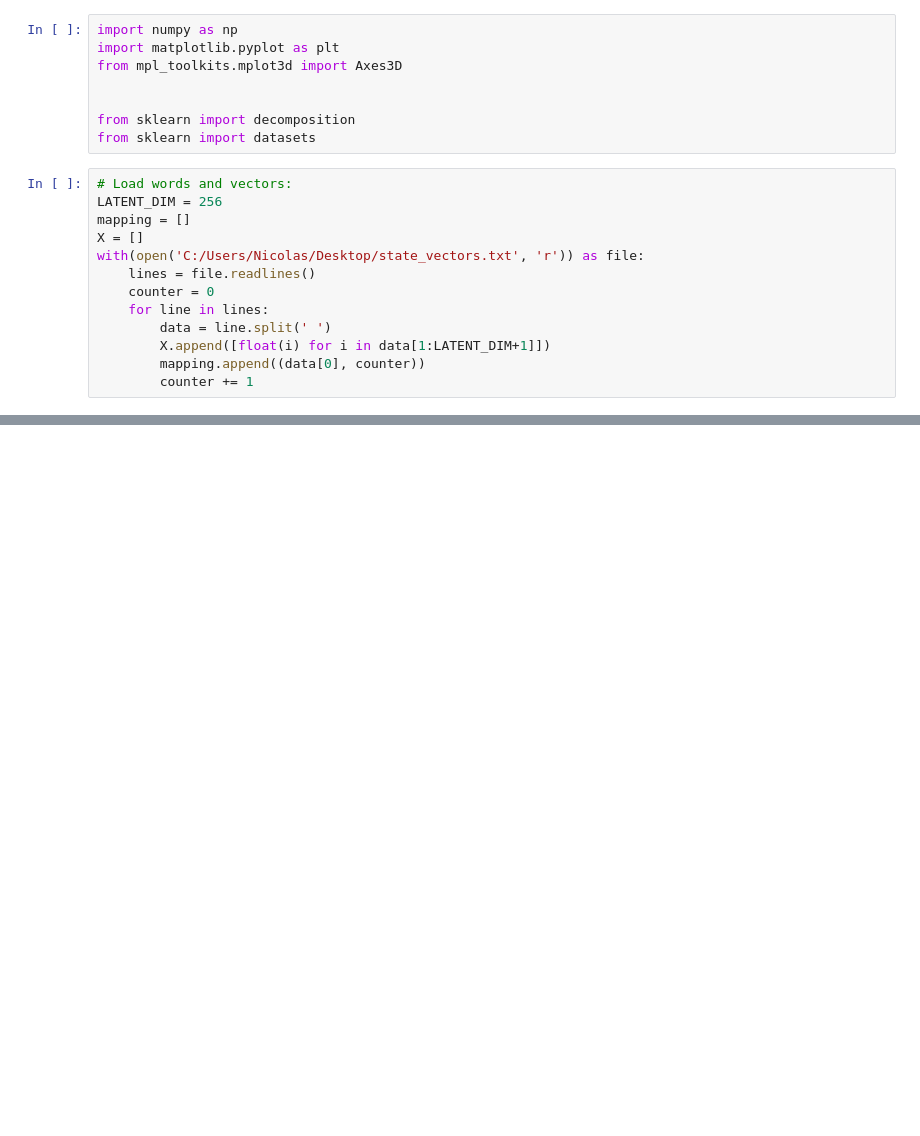
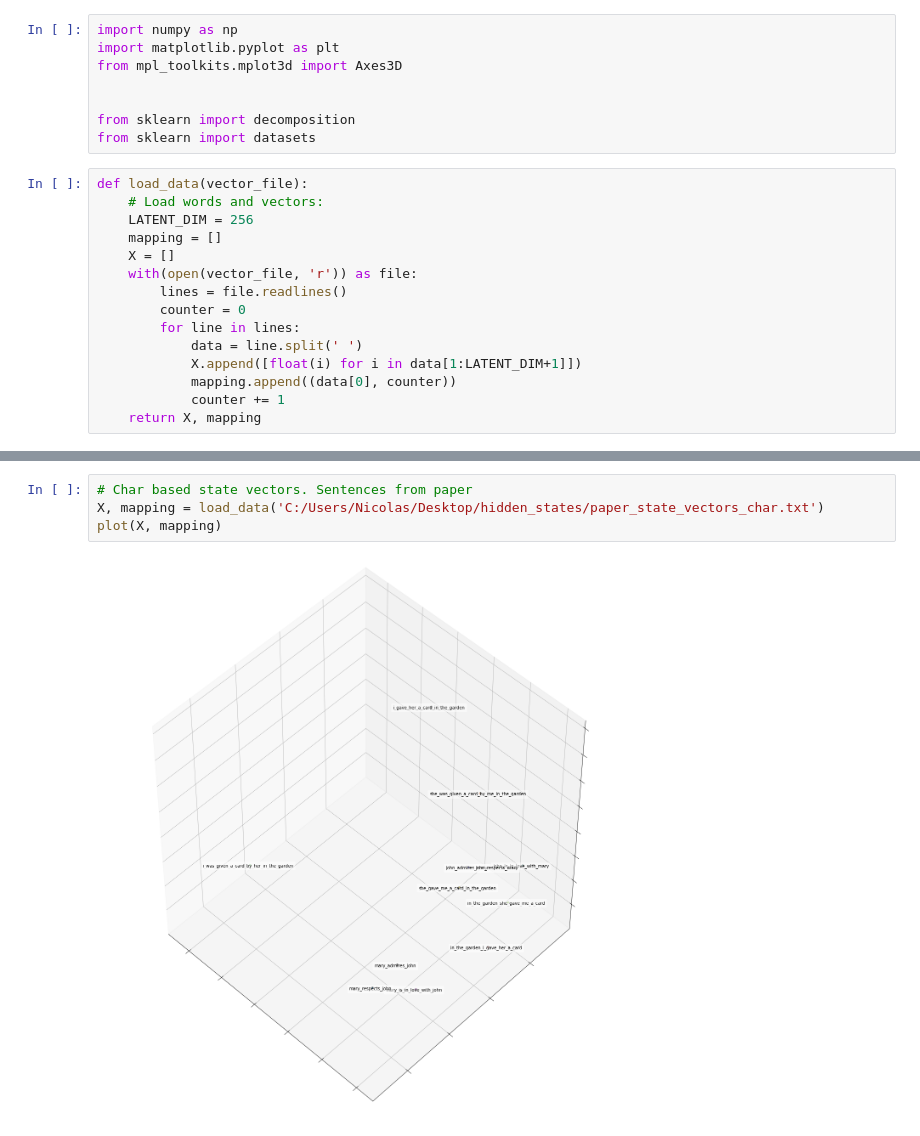
Before and after one commit to polaroidkidd/Neura-Machine-Translation, a Jupyter notebook: basic_seq2seq/src/visualization/PCA_plot_sentences.ipynb, the cells around one changed output, grey strips where cells are left out. Cells and saved outputs as stored; diff of their text form; blank space fills up the shorter version.

```diff
--- a/basic_seq2seq/src/visualization/PCA_plot_sentences.ipynb
+++ b/basic_seq2seq/src/visualization/PCA_plot_sentences.ipynb
@@ -7,16 +7,18 @@ from mpl_toolkits.mplot3d import Axes3D
 from sklearn import decomposition
 from sklearn import datasets
 # %%
-# Load words and vectors:
-LATENT_DIM = 256
-mapping = []
-X = []
-with(open('C:/Users/Nicolas/Desktop/state_vectors.txt', 'r')) as file:
-    lines = file.readlines()
-    counter = 0
-    for line in lines:
-        data = line.split(' ')
-        X.append([float(i) for i in data[1:LATENT_DIM+1]])
-        mapping.append((data[0], counter))
-        counter += 1
+def load_data(vector_file):
+    # Load words and vectors:
+    LATENT_DIM = 256
+    mapping = []
+    X = []
+    with(open(vector_file, 'r')) as file:
+        lines = file.readlines()
+        counter = 0
+        for line in lines:
+            data = line.split(' ')
+            X.append([float(i) for i in data[1:LATENT_DIM+1]])
+            mapping.append((data[0], counter))
+            counter += 1
+    return X, mapping
 # %%
@@ -51,0 +53,6 @@ plt.show()
+# %%
+# Char based state vectors. Sentences from paper
+X, mapping = load_data('C:/Users/Nicolas/Desktop/hidden_states/paper_state_vectors_char.txt')
+plot(X, mapping)
+# %% [output]
+[figure, added]
```
Also changed, not shown: parts of 4 cells of this notebook, 17 other files.
